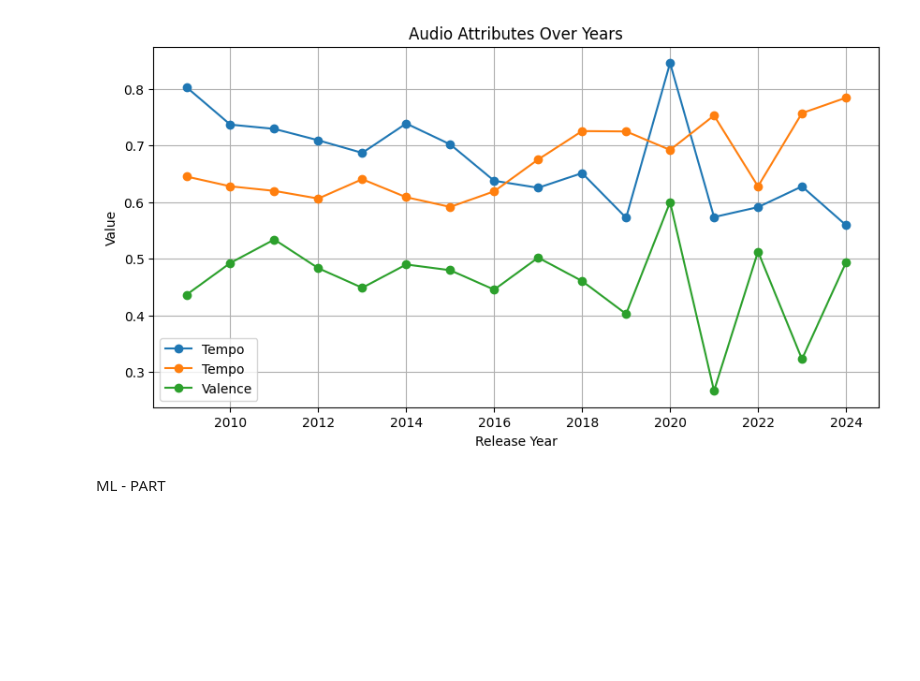
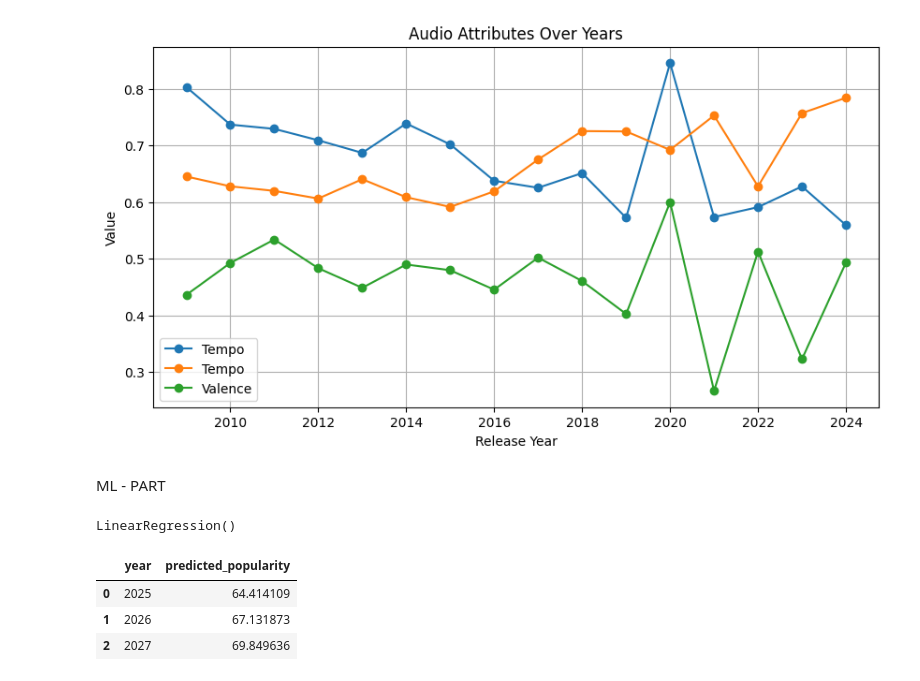
Before and after one commit to msds25018-lab/tools-project, a Jupyter notebook: project-code.ipynb, the cells around one changed output. Saved outputs shown, nothing was run; the diff lists cells and outputs as text; code cells hidden in the pictures; blank space fills up the shorter version.

```diff
--- a/project-code.ipynb
+++ b/project-code.ipynb
@@ -217,0 +226,23 @@ ML - PART
+# %%
+lin_model = LinearRegression()
+lin_model.fit(X, y)
+# %% [output]
+LinearRegression()
+# %%
+# Cell 4: Predict future popularity for next 3 years
+last_year = df_yearly.index.max()
+future_years = np.array([last_year + 1, last_year + 2, last_year + 3]).reshape(-1, 1)
+
+future_predictions = lin_model.predict(future_years)
+
+future_df = pd.DataFrame({
+    "year": future_years.flatten(),
+    "predicted_popularity": future_predictions
+})
+
+future_df
+# %% [output]
+|  | year | predicted_popularity |
+| 0 | 2025 | 64.414109 |
+| 1 | 2026 | 67.131873 |
+| 2 | 2027 | 69.849636 |
```
Also changed, not shown: parts of 6 cells of this notebook.
